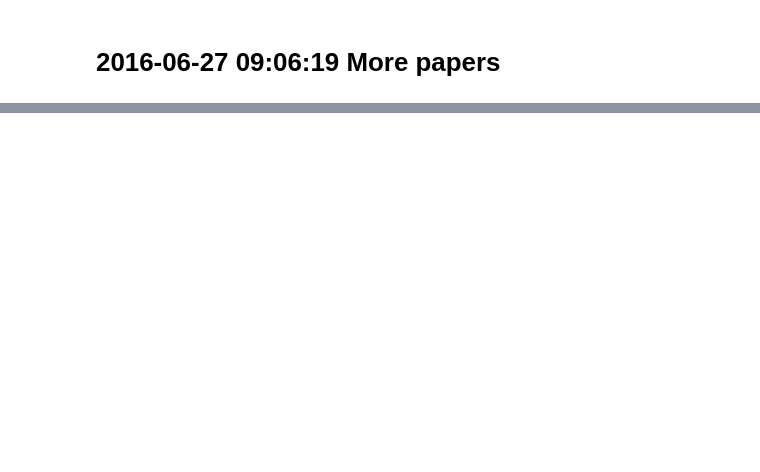
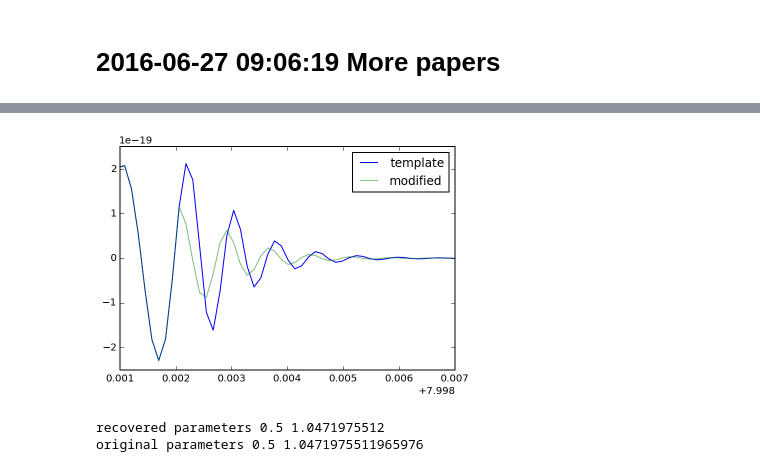
Before and after one commit to meljrose/LIGO, a Jupyter notebook: LIGO_workbook.ipynb, the cells around one changed output, grey strips where cells are left out. Saved outputs shown, nothing was run; the diff lists cells and outputs as text; code cells hidden in the pictures; blank space fills up the shorter version.

```diff
--- a/LIGO_workbook.ipynb
+++ b/LIGO_workbook.ipynb
@@ -504,0 +538,15 @@ Alan said he would rather me not go into depth about the code/how mcmc works but
+# %%
+# Read the event properties from a local json file
+fnjson = "O1_events.json"
+events = json.load(open(fnjson,"r"))
+
+# Extract the parameters for the desired event:
+event = events[eventname]
+fn_H1 = event['fn_H1']              # File name for H1 data
+fn_L1 = event['fn_L1']              # File name for L1 data
+fn_template = event['fn_template']  # File name for template waveform
+fs = event['fs']                    # Set sampling rate
+tevent = event['tevent']            # Set approximate event GPS time
+fband = event['fband']              # frequency band for bandpassing signal
+print("Reading in parameters for event " + event["name"])
+print(event)
@@ -504,0 +556,58 @@ Alan said he would rather me not go into depth about the code/how mcmc works but
+# %%
+
+# get the template
+f_template = h5py.File(fn_template, "r")
+# extract metadata from the template file:
+template_p, template_c = f_template["template"][...]
+t_m1 = f_template["/meta"].attrs['m1']
+t_m2 = f_template["/meta"].attrs['m2']
+t_a1 = f_template["/meta"].attrs['a1']
+t_a2 = f_template["/meta"].attrs['a2']
+t_approx = f_template["/meta"].attrs['approx']
+f_template.close()
+# the template extends to roughly 16s, zero-padded to the 32s data length. The merger will be roughly 16s in.
+template_offset = 16.
+time = np.linspace(0,16, len(template_p))
+dt = time[1] - time[0]
+
+GRtemplate = (template_p + template_c*1.j)
+
+
+
+
+
+
+
+import cmath as c
+def shiftphase(rectangular_coords, phase_shift):
+    r, phi = c.polar(rectangular_coords)
+    shifted_phi = phi + phase_shift
+    shifted_rectangular = c.rect(r,shifted_phi)
+    return(shifted_rectangular)
+def modifyringdown(template,amplitude,phase):
+    max_index = np.argmax(template)
+    mod_ringdown = [shiftphase(x,phase)*amp for x in GRtemplate[max_index:]]
+    mod_template = np.concatenate([template[:max_index],mod_ringdown])
+    return(mod_template)
+
+amp = 0.5
+phase = np.pi/3
+mod_template = modifyringdown(GRtemplate,amp,phase)
+
+plt.plot(time, GRtemplate, label="template")
+plt.plot(time,mod_template, alpha=0.5,label="modified")
+plt.ylim(-2.5*scale,2.5*scale)
+plt.xlim(7.999,8.005)
+plt.legend(loc=0)
+plt.show()
+
+# recover the parameters
+max_index = np.argmax(GRtemplate)
+difference = (mod_template[max_index:]/GRtemplate[max_index:])
+amps, phases = zip(*[c.polar(d) for d in difference])
+print('recovered parameters',np.nanmean(amps), np.nanmean(phases))
+print('original parameters',amp, phase)
+# %% [output]
+[figure, added]
+recovered parameters 0.5 1.0471975512
+original parameters 0.5 1.0471975511965976
```
Also changed, not shown: parts of 21 cells of this notebook.
